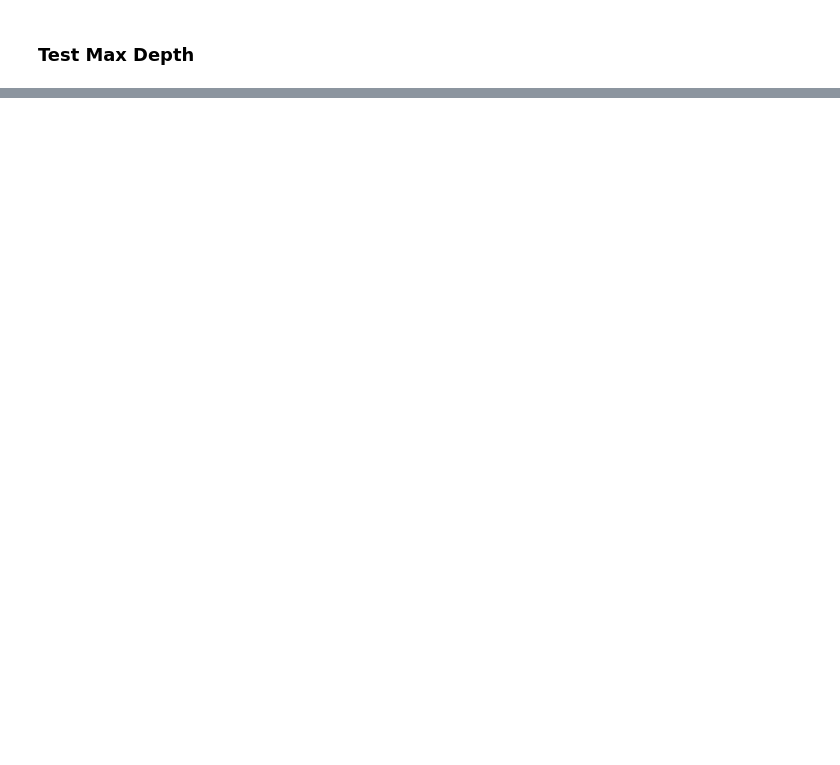
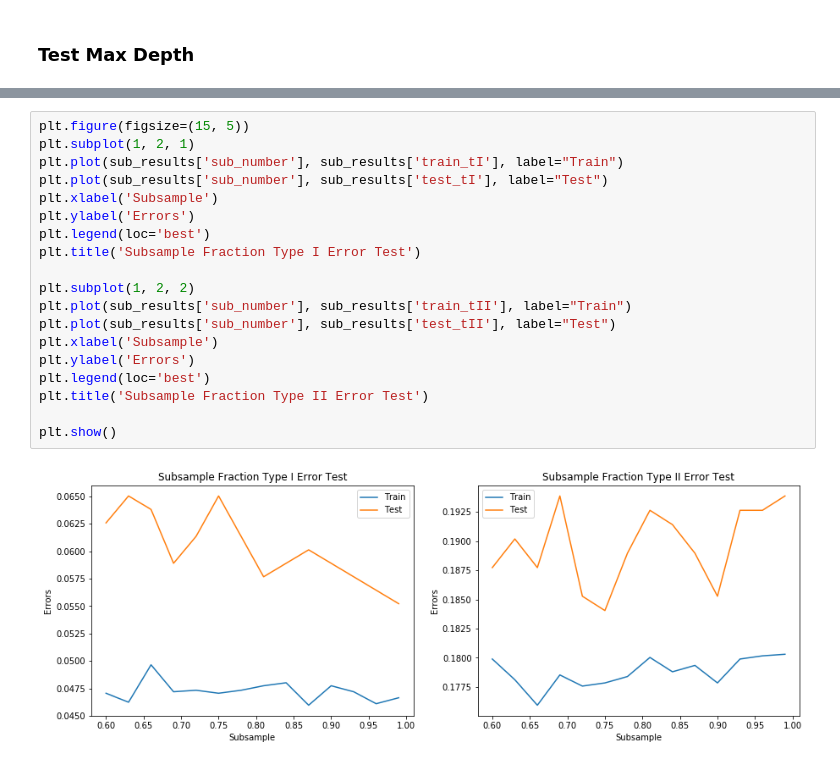
Before and after one commit to mbeckmanssf/Thinkful, a Jupyter notebook: Unit-3/5.3-Boosting.ipynb, the cells around one changed output, grey strips where cells are left out. Cells and saved outputs as stored; diff of their text form; blank space fills up the shorter version.

```diff
--- a/Unit-3/5.3-Boosting.ipynb
+++ b/Unit-3/5.3-Boosting.ipynb
@@ -420,0 +578,21 @@ While the training data shows reduced errors with more depth, this is just a cas
+# %%
+plt.figure(figsize=(15, 5))
+plt.subplot(1, 2, 1)
+plt.plot(sub_results['sub_number'], sub_results['train_tI'], label="Train")
+plt.plot(sub_results['sub_number'], sub_results['test_tI'], label="Test")
+plt.xlabel('Subsample')
+plt.ylabel('Errors')
+plt.legend(loc='best')
+plt.title('Subsample Fraction Type I Error Test')
+
+plt.subplot(1, 2, 2)
+plt.plot(sub_results['sub_number'], sub_results['train_tII'], label="Train")
+plt.plot(sub_results['sub_number'], sub_results['test_tII'], label="Test")
+plt.xlabel('Subsample')
+plt.ylabel('Errors')
+plt.legend(loc='best')
+plt.title('Subsample Fraction Type II Error Test')
+
+plt.show()
+# %% [output]
+[figure, added]
```
Also changed, not shown: parts of 38 cells of this notebook.
